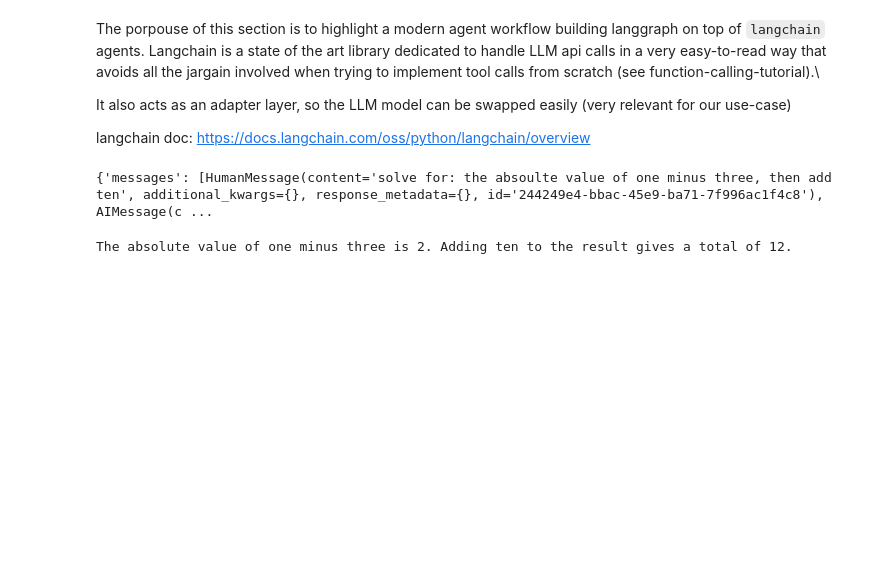
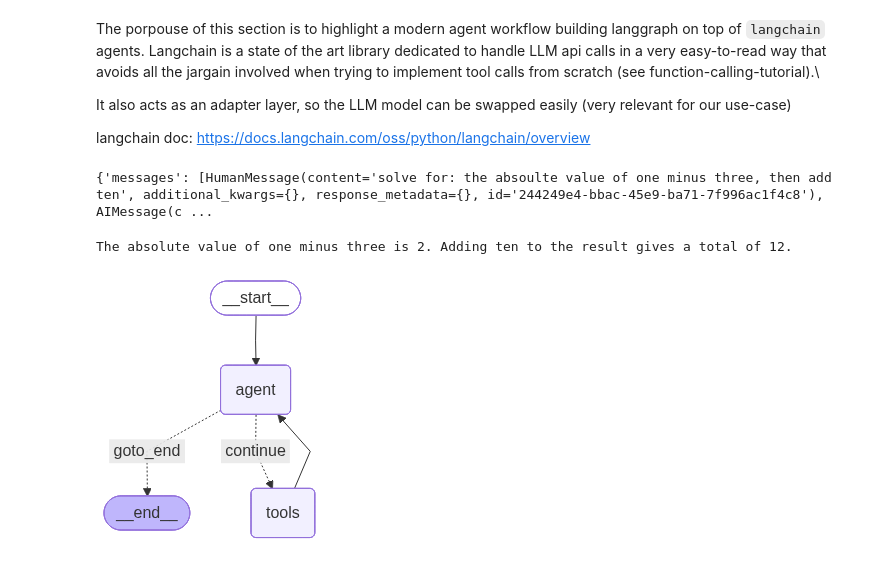
Before and after one commit to SiddSai/AutoRedBlue, a Jupyter notebook: langgraph-tutorial/main.ipynb, the cells around one changed output. Saved outputs shown, nothing was run; the diff lists cells and outputs as text; code cells hidden in the pictures; blank space fills up the shorter version.

Commit message:
graph for agent flow

```diff
--- a/langgraph-tutorial/main.ipynb
+++ b/langgraph-tutorial/main.ipynb
@@ -333,3 +333,7 @@ print(result_state)
 print(result_state["messages"][-1].content)
 # %% [output]
 The absolute value of one minus three is 2. Adding ten to the result gives a total of 12.
+# %%
+display_app_graph()
+# %% [output]
+[figure, added]
```
